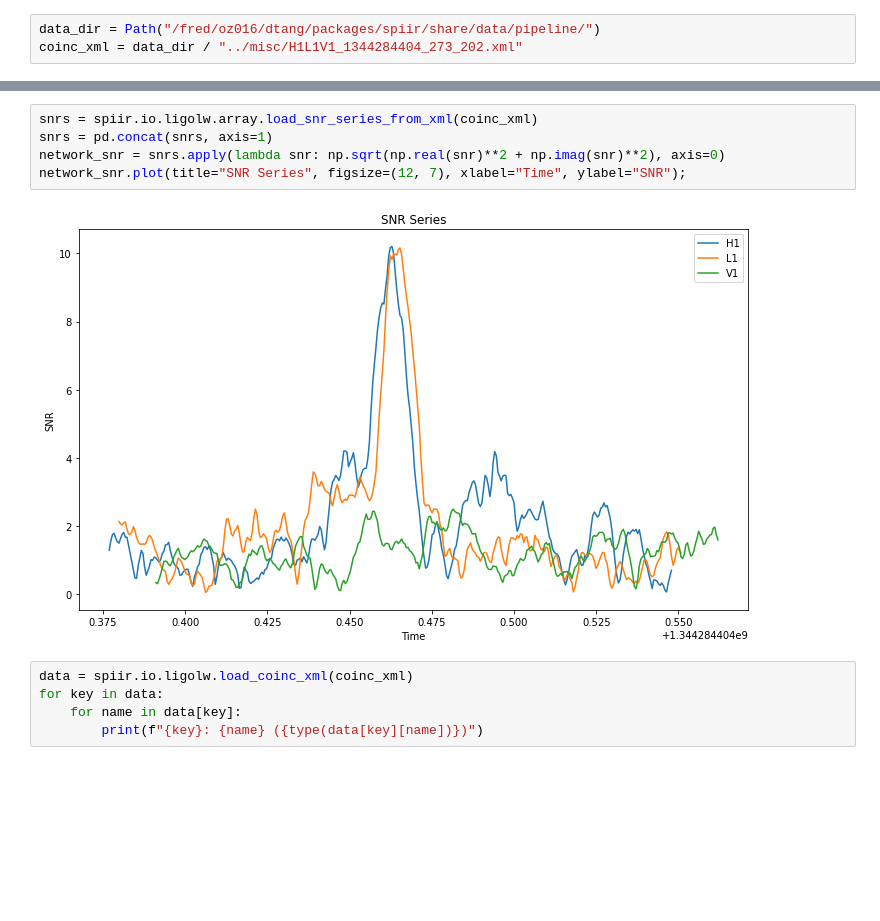
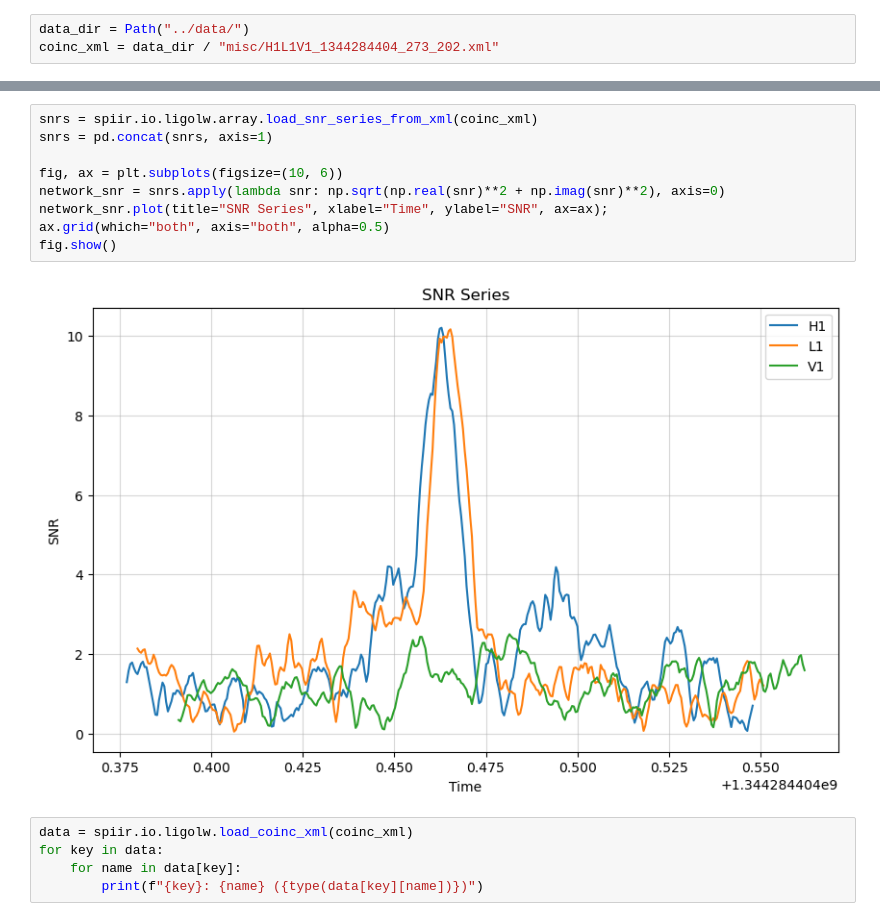
Before and after one commit to tanghyd/spiir, a Jupyter notebook: share/notebooks/ligolw.ipynb, the cells around one changed output, grey strips where cells are left out. Saved outputs shown, nothing was run; the diff lists cells and outputs as text; blank space fills up the shorter version.

```diff
--- a/share/notebooks/ligolw.ipynb
+++ b/share/notebooks/ligolw.ipynb
@@ -12,6 +13,6 @@ import spiir
 # %%
-data_dir = Path("/fred/oz016/dtang/packages/spiir/share/data/pipeline/")
-coinc_xml = data_dir / "../misc/H1L1V1_1344284404_273_202.xml"
+data_dir = Path("../data/")
+coinc_xml = data_dir / "misc/H1L1V1_1344284404_273_202.xml"
 # %%
 psds = spiir.io.ligolw.array.load_psd_series_from_xml(coinc_xml)
 psds = pd.concat(psds, axis=1)
@@ -26,10 +27,14 @@ fig.show()
 # %%
 snrs = spiir.io.ligolw.array.load_snr_series_from_xml(coinc_xml)
 snrs = pd.concat(snrs, axis=1)
+
+fig, ax = plt.subplots(figsize=(10, 6))
 network_snr = snrs.apply(lambda snr: np.sqrt(np.real(snr)**2 + np.imag(snr)**2), axis=0)
-network_snr.plot(title="SNR Series", figsize=(12, 7), xlabel="Time", ylabel="SNR");
+network_snr.plot(title="SNR Series", xlabel="Time", ylabel="SNR", ax=ax);
+ax.grid(which="both", axis="both", alpha=0.5)
+fig.show()
 # %% [output]
-[figure, old version]
+[figure, new version]
 # %%
 data = spiir.io.ligolw.load_coinc_xml(coinc_xml)
 for key in data:
```
Also changed, not shown: parts of 15 cells of this notebook, 6 other files.
